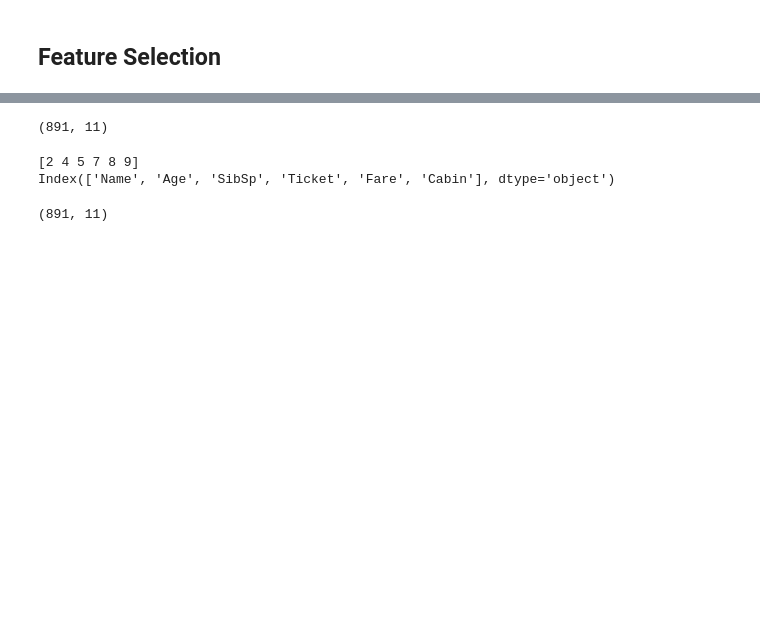
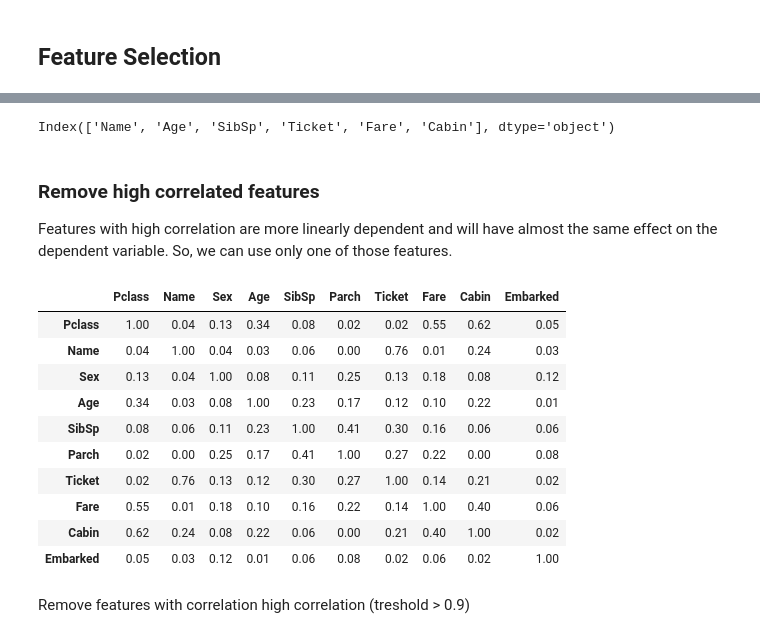
Before and after one commit to ProgressBG-Python-Course/JupyterNotebooksExamples, a Jupyter notebook: Notebooks/the_art_of_features_engineering/feature_selection_scikit.ipynb, the cells around one changed output, grey strips where cells are left out. Saved outputs shown, nothing was run; the diff lists cells and outputs as text; code cells hidden in the pictures; blank space fills up the shorter version.

```diff
--- a/Notebooks/the_art_of_features_engineering/feature_selection_scikit.ipynb
+++ b/Notebooks/the_art_of_features_engineering/feature_selection_scikit.ipynb
@@ -171,23 +171,42 @@ sklearn.feature_selection - removes all features whose variance doesn’t meet s
-# %%
-df_train.shape
-# %% [output]
-(891, 11)
-# %%
-from sklearn.feature_selection import VarianceThreshold
-sel = VarianceThreshold(threshold=.8)
-sel.fit_transform(df_train)
-
-#create a mask of features retained:
-mask = sel.get_support(indices = True)
-print(mask)
-
-#select the same indexes from the header
-retained_header = np.take(df_train.columns, mask)
-print(retained_header)
-# %% [output]
-[2 4 5 7 8 9]
-Index(['Name', 'Age', 'SibSp', 'Ticket', 'Fare', 'Cabin'], dtype='object')
-# %%
-df_train.shape
-# %% [output]
-(891, 11)
+# %%
+from sklearn.feature_selection import VarianceThreshold
+
+# show the variances for each column - that may help when choosing the treshold:
+# print(X.var().sort_values())
+
+# select treshold
+treshold = 0.8
+sel = VarianceThreshold(threshold=treshold).fit(X)
+
+# create a boolean mask of features retained:
+mask = sel.get_support()
+
+# show the retained columns names
+retained_columns = X.columns[mask]
+print(retained_columns)
+
+
+# if we are ok, we have to apply the transformation
+# sel.transform(X)
+# %% [output]
+Index(['Name', 'Age', 'SibSp', 'Ticket', 'Fare', 'Cabin'], dtype='object')
+# %% [markdown]
+### Remove high correlated features
+
+Features with high correlation are more linearly dependent and will have almost the same effect on the dependent variable. So, we can use only one of those features.
+# %%
+# get correlation matrix
+cm = X.corr().abs()
+cm.round(2)
+# %% [output]
+|  | Pclass | Name | Sex | Age | SibSp | Parch | Ticket | Fare | Cabin | Embarked |
+| Pclass | 1.00 | 0.04 | 0.13 | 0.34 | 0.08 | 0.02 | 0.02 | 0.55 | 0.62 | 0.05 |
+| Name | 0.04 | 1.00 | 0.04 | 0.03 | 0.06 | 0.00 | 0.76 | 0.01 | 0.24 | 0.03 |
+| Sex | 0.13 | 0.04 | 1.00 | 0.08 | 0.11 | 0.25 | 0.13 | 0.18 | 0.08 | 0.12 |
+| Age | 0.34 | 0.03 | 0.08 | 1.00 | 0.23 | 0.17 | 0.12 | 0.10 | 0.22 | 0.01 |
+| SibSp | 0.08 | 0.06 | 0.11 | 0.23 | 1.00 | 0.41 | 0.30 | 0.16 | 0.06 | 0.06 |
+| Parch | 0.02 | 0.00 | 0.25 | 0.17 | 0.41 | 1.00 | 0.27 | 0.22 | 0.00 | 0.08 |
+| Ticket | 0.02 | 0.76 | 0.13 | 0.12 | 0.30 | 0.27 | 1.00 | 0.14 | 0.21 | 0.02 |
+| Fare | 0.55 | 0.01 | 0.18 | 0.10 | 0.16 | 0.22 | 0.14 | 1.00 | 0.40 | 0.06 |
+| Cabin | 0.62 | 0.24 | 0.08 | 0.22 | 0.06 | 0.00 | 0.21 | 0.40 | 1.00 | 0.02 |
+| Embarked | 0.05 | 0.03 | 0.12 | 0.01 | 0.06 | 0.08 | 0.02 | 0.06 | 0.02 | 1.00 |
@@ -193,0 +217,2 @@ df_train.shape
+# %% [markdown]
+Remove features with correlation high correlation (treshold > 0.9)
```
Also changed, not shown: parts of 25 cells of this notebook, 4 other files.
